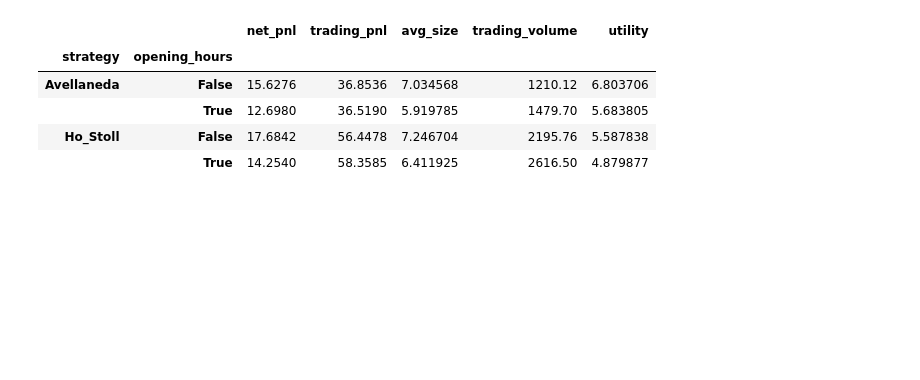
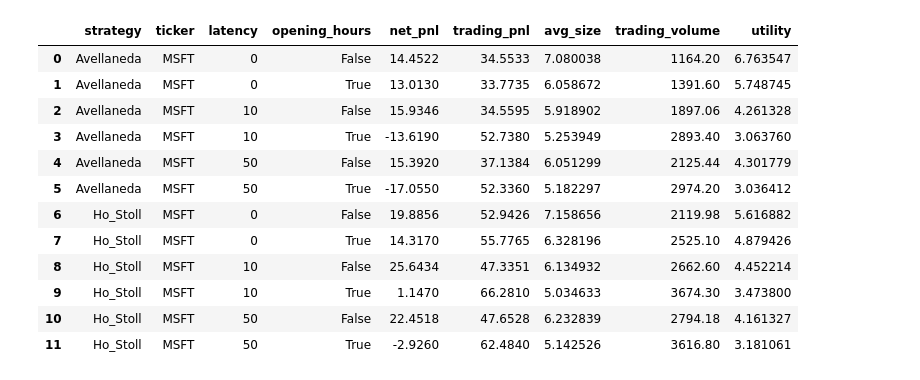
Before and after one commit to singhnam23/market-making-simulator, a Jupyter notebook: notebooks/summary_statistics.ipynb, the cells around one changed output. Cells and saved outputs as stored; diff of their text form; code cells hidden in the pictures; blank space fills up the shorter version.

```diff
--- a/notebooks/summary_statistics.ipynb
+++ b/notebooks/summary_statistics.ipynb
@@ -19,12 +19,13 @@ import numpy as np
 pd.set_option('display.max_rows', 100)
 pd.set_option('display.max_columns', 80)
 # %%
-data1 = pd.read_csv('outputs/backtest_output_avellaneda.csv')
+data1 = pd.read_csv('outputs2/backtest_output_avellaneda.csv')
 data1['strategy'] = 'Avellaneda'
 
-data2 = pd.read_csv('outputs/backtest_output_ho_and_stoll.csv')
+data2 = pd.read_csv('outputs2/backtest_output_ho_and_stoll.csv')
 data2['strategy'] = 'Ho_Stoll'
 
 data_df = pd.concat([data1, data2])
+# data_df = pd.concat([data1])
 data_df
 # %% [output]
@@ -58,11 +71,19 @@ Ho_Stoll    28.975480    42.013307  1.522605     1308.447289  1.712752
 # %%
-data_df['opening_hours'] = pd.to_datetime(data_df['Unnamed: 1']).dt.hour <= 14
-data_df.groupby(['strategy', 'opening_hours'])[columns].mean()
+## Summary Opening Hours
+data_df['opening_hours'] = pd.to_datetime(data_df['start_ts']).dt.hour <= 14
+data_df.groupby(['strategy',  'ticker', 'latency', 'opening_hours'])[columns].mean().reset_index()
 # %% [output]
-|  |  | net_pnl | trading_pnl | avg_size | trading_volume | utility |
-| strategy | opening_hours |  |  |  |  |  |
-| Avellaneda | False | 15.6276 | 36.8536 | 7.034568 | 1210.12 | 6.803706 |
-|  | True | 12.6980 | 36.5190 | 5.919785 | 1479.70 | 5.683805 |
-| Ho_Stoll | False | 17.6842 | 56.4478 | 7.246704 | 2195.76 | 5.587838 |
-|  | True | 14.2540 | 58.3585 | 6.411925 | 2616.50 | 4.879877 |
+|  | strategy | ticker | latency | opening_hours | net_pnl | trading_pnl | avg_size | trading_volume | utility |
+| 0 | Avellaneda | MSFT | 0 | False | 14.4522 | 34.5533 | 7.080038 | 1164.20 | 6.763547 |
+| 1 | Avellaneda | MSFT | 0 | True | 13.0130 | 33.7735 | 6.058672 | 1391.60 | 5.748745 |
+| 2 | Avellaneda | MSFT | 10 | False | 15.9346 | 34.5595 | 5.918902 | 1897.06 | 4.261328 |
+| 3 | Avellaneda | MSFT | 10 | True | -13.6190 | 52.7380 | 5.253949 | 2893.40 | 3.063760 |
+| 4 | Avellaneda | MSFT | 50 | False | 15.3920 | 37.1384 | 6.051299 | 2125.44 | 4.301779 |
+| 5 | Avellaneda | MSFT | 50 | True | -17.0550 | 52.3360 | 5.182297 | 2974.20 | 3.036412 |
+| 6 | Ho_Stoll | MSFT | 0 | False | 19.8856 | 52.9426 | 7.158656 | 2119.98 | 5.616882 |
+| 7 | Ho_Stoll | MSFT | 0 | True | 14.3170 | 55.7765 | 6.328196 | 2525.10 | 4.879426 |
+| 8 | Ho_Stoll | MSFT | 10 | False | 25.6434 | 47.3351 | 6.134932 | 2662.60 | 4.452214 |
+| 9 | Ho_Stoll | MSFT | 10 | True | 1.1470 | 66.2810 | 5.034633 | 3674.30 | 3.473800 |
+| 10 | Ho_Stoll | MSFT | 50 | False | 22.4518 | 47.6528 | 6.232839 | 2794.18 | 4.161327 |
+| 11 | Ho_Stoll | MSFT | 50 | True | -2.9260 | 62.4840 | 5.142526 | 3616.80 | 3.181061 |
 # %%
```
Also changed, not shown: parts of 16 cells of this notebook, 5 other files.
